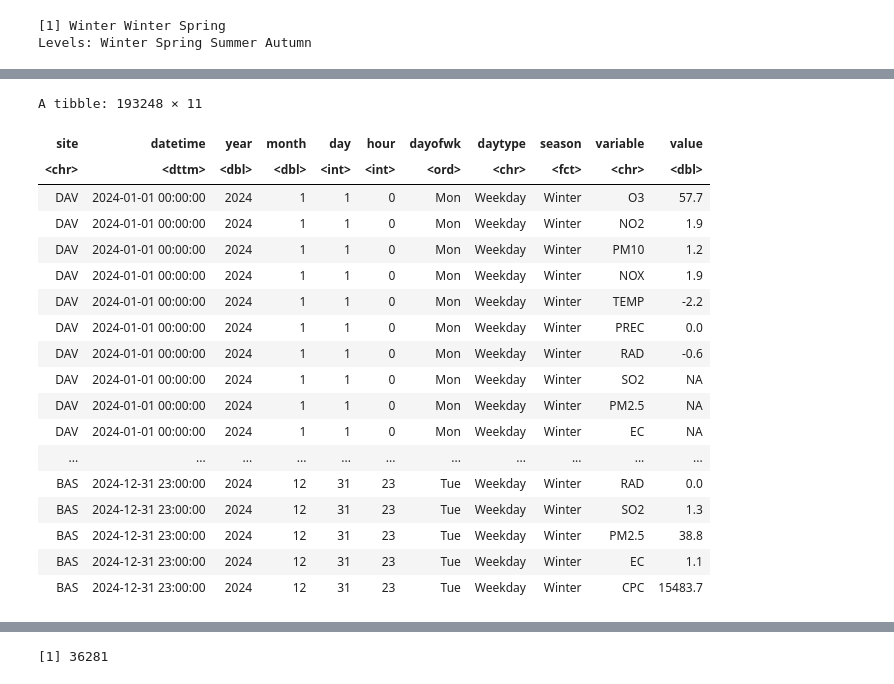
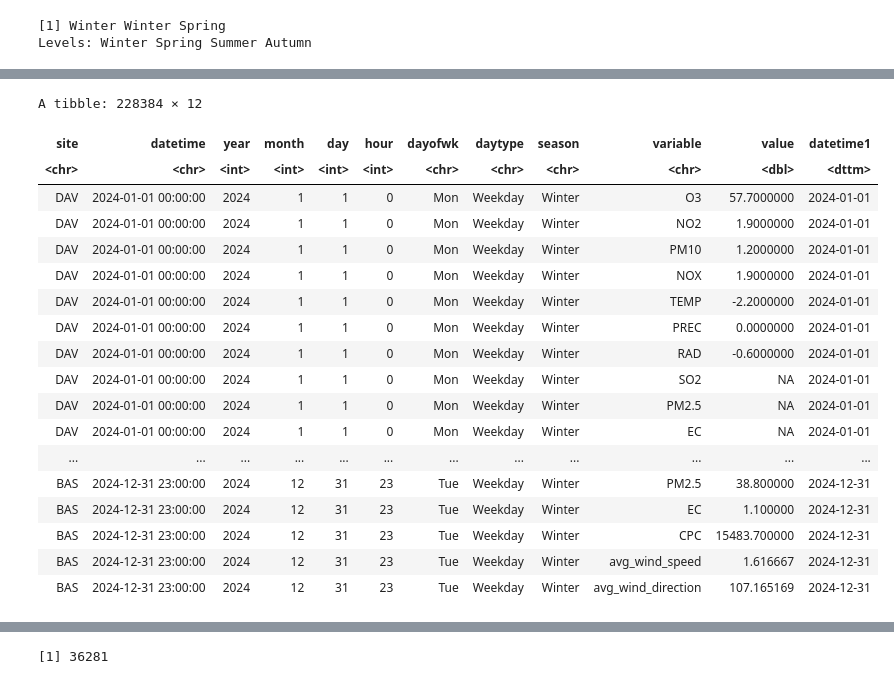
Before and after one commit to matheogodenzi/Air_pollution, a Jupyter notebook: Discovering_data.ipynb, the cells around one changed output, grey strips where cells are left out. Cells and saved outputs as stored; diff of their text form; code cells hidden in the pictures.

```diff
--- a/Discovering_data.ipynb
+++ b/Discovering_data.ipynb
@@ -202,9 +229,4 @@ read_tseries <- function(filename, timecolumn = "Date/time", timeformat = "%d.%m
            .after = datetime)
 }
 # %%
-datapath <- file.path("Data")
-
-all_data_df <- full_join(
-  bind_cols(site="DAV", read_tseries(file.path(datapath, "DAV.csv"))),
-  bind_cols(site="BAS", read_tseries(file.path(datapath, "BAS.csv")))
-)
+all_data_df <- read.csv("Data/All_dat_df.csv")
@@ -241,27 +260,28 @@ all_data_lf <- all_data_df %>%
                names_to = "variable",
                values_to = "value")
 # %%
+all_data_lf$datetime1 <- as.POSIXct(all_data_lf$datetime)
 all_data_lf
 # %% [output]
-A tibble: 193248 × 11
+A tibble: 228384 × 12
-| site | datetime | year | month | day | hour | dayofwk | daytype | season | variable | value |
-| <chr> | <dttm> | <dbl> | <dbl> | <int> | <int> | <ord> | <chr> | <fct> | <chr> | <dbl> |
-| DAV | 2024-01-01 00:00:00 | 2024 | 1 | 1 | 0 | Mon | Weekday | Winter | O3 | 57.7 |
-| DAV | 2024-01-01 00:00:00 | 2024 | 1 | 1 | 0 | Mon | Weekday | Winter | NO2 | 1.9 |
-| DAV | 2024-01-01 00:00:00 | 2024 | 1 | 1 | 0 | Mon | Weekday | Winter | PM10 | 1.2 |
-| DAV | 2024-01-01 00:00:00 | 2024 | 1 | 1 | 0 | Mon | Weekday | Winter | NOX | 1.9 |
-| DAV | 2024-01-01 00:00:00 | 2024 | 1 | 1 | 0 | Mon | Weekday | Winter | TEMP | -2.2 |
-| DAV | 2024-01-01 00:00:00 | 2024 | 1 | 1 | 0 | Mon | Weekday | Winter | PREC | 0.0 |
-| DAV | 2024-01-01 00:00:00 | 2024 | 1 | 1 | 0 | Mon | Weekday | Winter | RAD | -0.6 |
-| DAV | 2024-01-01 00:00:00 | 2024 | 1 | 1 | 0 | Mon | Weekday | Winter | SO2 | NA |
-| DAV | 2024-01-01 00:00:00 | 2024 | 1 | 1 | 0 | Mon | Weekday | Winter | PM2.5 | NA |
-| DAV | 2024-01-01 00:00:00 | 2024 | 1 | 1 | 0 | Mon | Weekday | Winter | EC | NA |
-| ... | ... | ... | ... | ... | ... | ... | ... | ... | ... | ... |
-| BAS | 2024-12-31 23:00:00 | 2024 | 12 | 31 | 23 | Tue | Weekday | Winter | RAD | 0.0 |
-| BAS | 2024-12-31 23:00:00 | 2024 | 12 | 31 | 23 | Tue | Weekday | Winter | SO2 | 1.3 |
-| BAS | 2024-12-31 23:00:00 | 2024 | 12 | 31 | 23 | Tue | Weekday | Winter | PM2.5 | 38.8 |
-| BAS | 2024-12-31 23:00:00 | 2024 | 12 | 31 | 23 | Tue | Weekday | Winter | EC | 1.1 |
-| BAS | 2024-12-31 23:00:00 | 2024 | 12 | 31 | 23 | Tue | Weekday | Winter | CPC | 15483.7 |
+| site | datetime | year | month | day | hour | dayofwk | daytype | season | variable | value | datetime1 |
+| <chr> | <chr> | <int> | <int> | <int> | <int> | <chr> | <chr> | <chr> | <chr> | <dbl> | <dttm> |
+| DAV | 2024-01-01 00:00:00 | 2024 | 1 | 1 | 0 | Mon | Weekday | Winter | O3 | 57.7000000 | 2024-01-01 |
+| DAV | 2024-01-01 00:00:00 | 2024 | 1 | 1 | 0 | Mon | Weekday | Winter | NO2 | 1.9000000 | 2024-01-01 |
+| DAV | 2024-01-01 00:00:00 | 2024 | 1 | 1 | 0 | Mon | Weekday | Winter | PM10 | 1.2000000 | 2024-01-01 |
+| DAV | 2024-01-01 00:00:00 | 2024 | 1 | 1 | 0 | Mon | Weekday | Winter | NOX | 1.9000000 | 2024-01-01 |
+| DAV | 2024-01-01 00:00:00 | 2024 | 1 | 1 | 0 | Mon | Weekday | Winter | TEMP | -2.2000000 | 2024-01-01 |
+| DAV | 2024-01-01 00:00:00 | 2024 | 1 | 1 | 0 | Mon | Weekday | Winter | PREC | 0.0000000 | 2024-01-01 |
+| DAV | 2024-01-01 00:00:00 | 2024 | 1 | 1 | 0 | Mon | Weekday | Winter | RAD | -0.6000000 | 2024-01-01 |
+| DAV | 2024-01-01 00:00:00 | 2024 | 1 | 1 | 0 | Mon | Weekday | Winter | SO2 | NA | 2024-01-01 |
+| DAV | 2024-01-01 00:00:00 | 2024 | 1 | 1 | 0 | Mon | Weekday | Winter | PM2.5 | NA | 2024-01-01 |
+| DAV | 2024-01-01 00:00:00 | 2024 | 1 | 1 | 0 | Mon | Weekday | Winter | EC | NA | 2024-01-01 |
+| ... | ... | ... | ... | ... | ... | ... | ... | ... | ... | ... | ... |
+| BAS | 2024-12-31 23:00:00 | 2024 | 12 | 31 | 23 | Tue | Weekday | Winter | PM2.5 | 38.800000 | 2024-12-31 |
+| BAS | 2024-12-31 23:00:00 | 2024 | 12 | 31 | 23 | Tue | Weekday | Winter | EC | 1.100000 | 2024-12-31 |
+| BAS | 2024-12-31 23:00:00 | 2024 | 12 | 31 | 23 | Tue | Weekday | Winter | CPC | 15483.700000 | 2024-12-31 |
+| BAS | 2024-12-31 23:00:00 | 2024 | 12 | 31 | 23 | Tue | Weekday | Winter | avg_wind_speed | 1.616667 | 2024-12-31 |
+| BAS | 2024-12-31 23:00:00 | 2024 | 12 | 31 | 23 | Tue | Weekday | Winter | avg_wind_direction | 107.165169 | 2024-12-31 |
 # %%
   ggplot(all_data_lf)+                                        # `lf` is the data frame
   facet_grid(variable~site, scale="free_y")+         # panels created out of these variables
```
Also changed, not shown: parts of 38 cells of this notebook, 34 other files.
